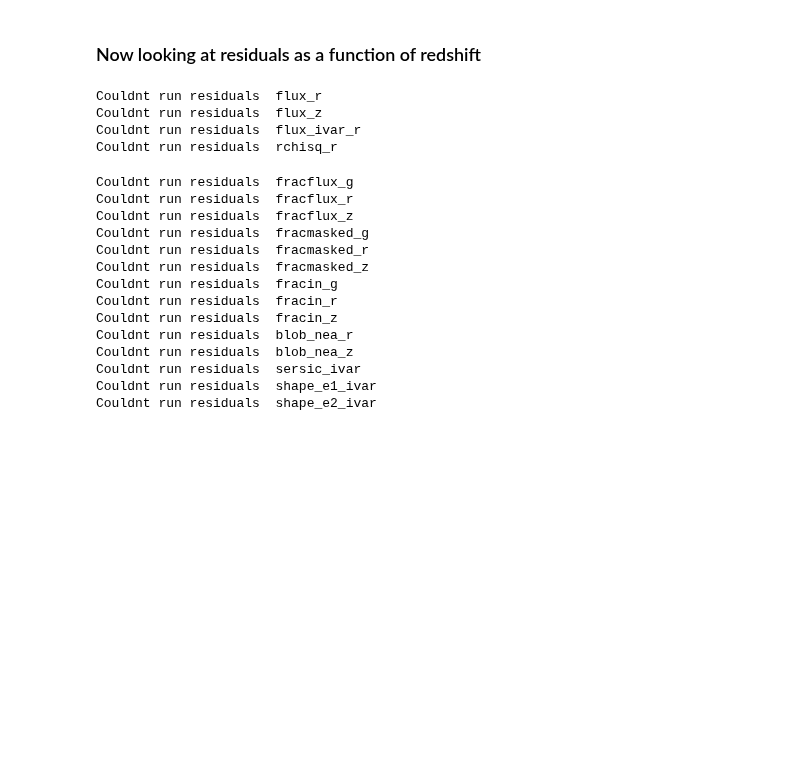
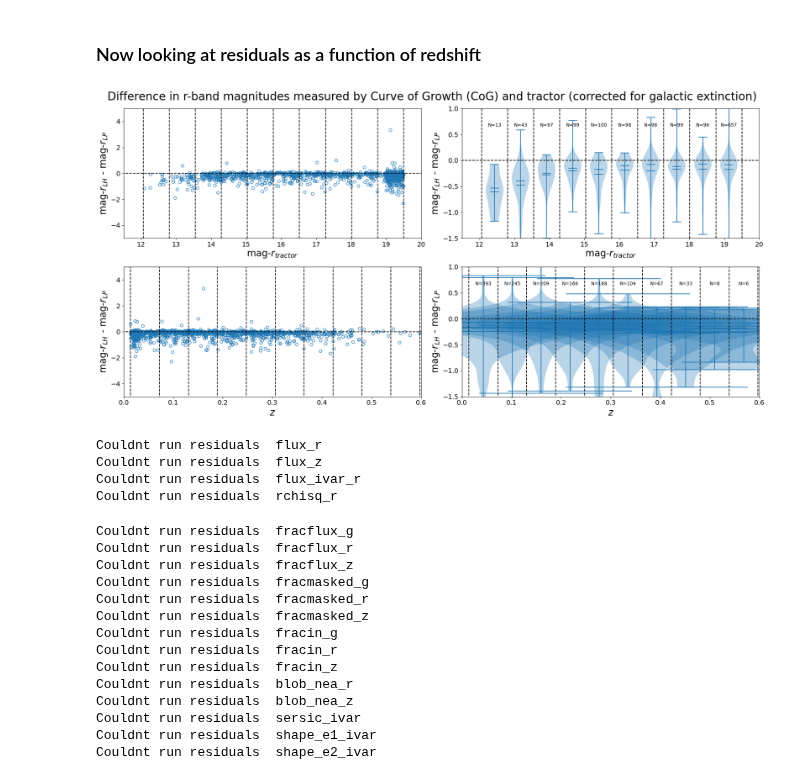
Before and after one commit to mattkwiecien/legacyhalos, a Jupyter notebook: science/sv3/sv3_mag_subsample_comparison.ipynb, the cells around one changed output. Drawn from its saved outputs; the diff is of its cells as text; code cells hidden in the pictures; blank space fills up the shorter version.

```diff
--- a/science/sv3/sv3_mag_subsample_comparison.ipynb
+++ b/science/sv3/sv3_mag_subsample_comparison.ipynb
@@ -129,7 +129,7 @@ def plot_data_and_sem(ax1, ax2, delta_mag_r, x_values, x_bins):
     ax1.scatter(x_values, delta_mag_r, marker='o', lw=1, facecolor='none', edgecolor='tab:blue')
     ax1.hlines(0, -10000000, 10000000, ls='dashed', color='k')
     ax1.vlines(x_bins, -20000, 20000, ls='dashed', color='k')
-    ax1.set_ylabel(r'mag-$r_{COG}$ - mag-$r_{tractor}$', fontsize=20)
+    ax1.set_ylabel(r'mag-$r_{LH}$ - mag-$r_{LP}$', fontsize=20)
     ax1.set_ylim(-5,5)
     # Calculate the stats in the bins
     mean = []
@@ -157,7 +157,7 @@ def plot_data_and_sem(ax1, ax2, delta_mag_r, x_values, x_bins):
     #     capsize=2, markeredgecolor='k', markerfacecolor='none', ecolor='k')
     ax2.hlines(0, -10000000, 10000000, ls='dashed', color='k')
     ax2.vlines(x_bins, -20000, 20000, ls='dashed', color='k')
-    ax2.set_ylabel(r'mag-$r_{COG}$ - mag-$r_{tractor}$', fontsize=20)
+    ax2.set_ylabel(r'mag-$r_{LH}$ - mag-$r_{LP}$', fontsize=20)
     ax2.set_ylim(-1.5,1)
 
     for i in range(len(binned_sample)):
@@ -257,27 +257,29 @@ plt.close()
 # %%
 matplotlib.rc('xtick', labelsize=14)
 matplotlib.rc('ytick', labelsize=14)
 matplotlib.rc('figure', facecolor='white')
 
 fig, (row1, row2) = plt.subplots(2, 2, figsize=(20,10))
 
-plot_data_and_sem(row1[0], row1[1], delta_mag_r, r_mag, mag_bins)
+plot_data_and_sem(row1[0], row1[1], delta_mag_r_tractor, r_mag, mag_bins)
 row1[0].set_xlabel(r'mag-$r_{tractor}$', fontsize=20)
 row1[0].set_xlim(11.5, 20)
 row1[1].set_xlabel(r'mag-$r_{tractor}$', fontsize=20)
 row1[1].set_xlim(11.5, 20)
 
 
-plot_data_and_sem(row2[0], row2[1], delta_mag_r, z, z_bins)
+plot_data_and_sem(row2[0], row2[1], delta_mag_r_tractor, z, z_bins)
 row2[0].set_xlabel(r'$z$', fontsize=20)
 row2[0].set_xlim(0, .6)
 row2[1].set_xlabel(r'$z$', fontsize=20)
 row2[1].set_xlim(0, .6)
 
 
 fig.suptitle('Difference in r-band magnitudes measured by Curve of Growth (CoG) and tractor (corrected for galactic extinction)', fontsize=24)
 plt.tight_layout()
-plt.close()
+# plt.close()
+# %% [output]
+[figure, added]
 # %%
 
 for tc in tractor_columns:
```
Also changed, not shown: parts of 4 cells of this notebook, 1 other file.
